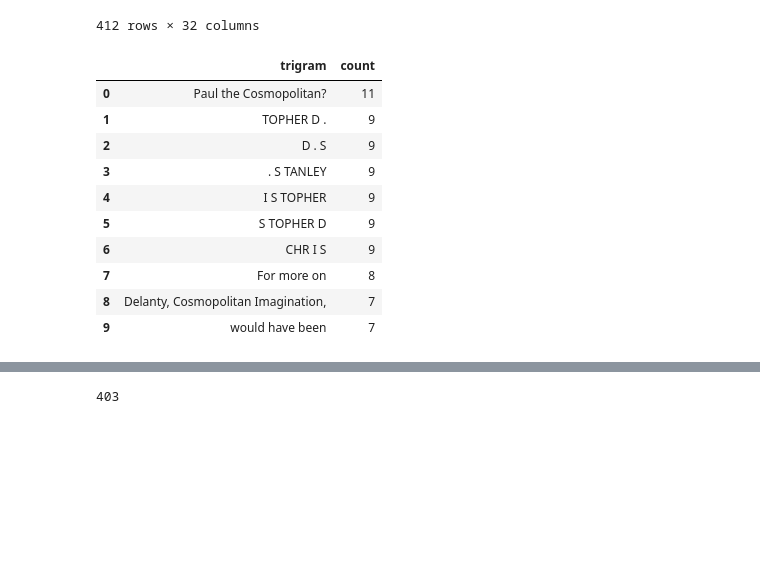
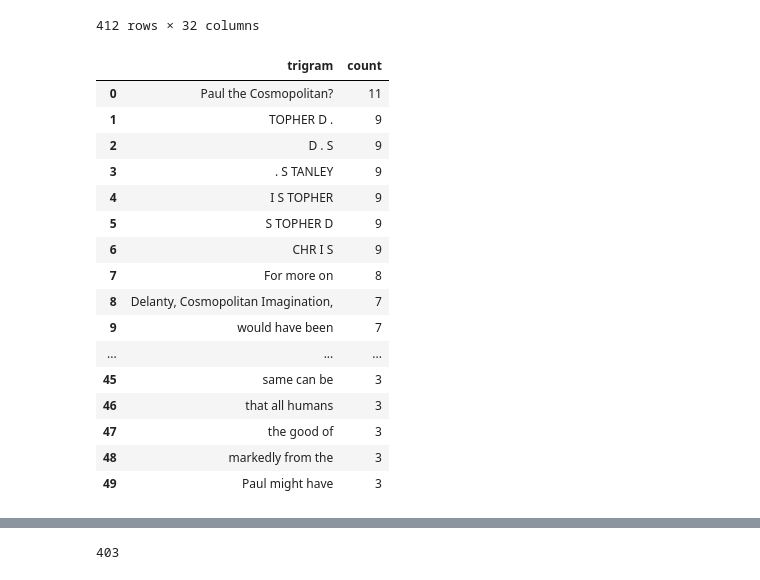
Before and after one commit to kasev/mops, a Jupyter notebook: scripts/2_jstor-metadata-explorations.ipynb, the cells around one changed output, grey strips where cells are left out. Cells and saved outputs as stored; diff of their text form; code cells hidden in the pictures; blank space fills up the shorter version.

```diff
--- a/scripts/2_jstor-metadata-explorations.ipynb
+++ b/scripts/2_jstor-metadata-explorations.ipynb
@@ -346,20 +407,26 @@ article_id = 1203 # id for "Paul the Cosmopolitan?"
 with open("../data/large_files/trigrams_raw/trigrams_{}.json".format(str(article_id)), "r") as f:
     trigrams_json = json.load(f)
 # %%
-trigrams_most_freq_example = pd.DataFrame(sorted(trigrams_json.items(), key=lambda x: x[1], reverse=True)[:10], columns=["trigram", "count"])
+trigrams_most_freq_example = pd.DataFrame(sorted(trigrams_json.items(), key=lambda x: x[1], reverse=True)[:50], columns=["trigram", "count"])
 trigrams_most_freq_example
 # %% [output]
 |  | trigram | count |
 | 0 | Paul the Cosmopolitan? | 11 |
 | 1 | TOPHER D . | 9 |
 | 2 | D . S | 9 |
 | 3 | . S TANLEY | 9 |
 | 4 | I S TOPHER | 9 |
 | 5 | S TOPHER D | 9 |
 | 6 | CHR I S | 9 |
 | 7 | For more on | 8 |
 | 8 | Delanty, Cosmopolitan Imagination, | 7 |
 | 9 | would have been | 7 |
+| ... | ... | ... |
+| 45 | same can be | 3 |
+| 46 | that all humans | 3 |
+| 47 | the good of | 3 |
+| 48 | markedly from the | 3 |
+| 49 | Paul might have | 3 |
 # %%
 google_conf.set_with_dataframe(mops_data.add_worksheet("trigrams_most_freq_example", 1,1), trigrams_most_freq_example)
 # %%
```
Also changed, not shown: parts of 8 cells of this notebook, 4 other files.
